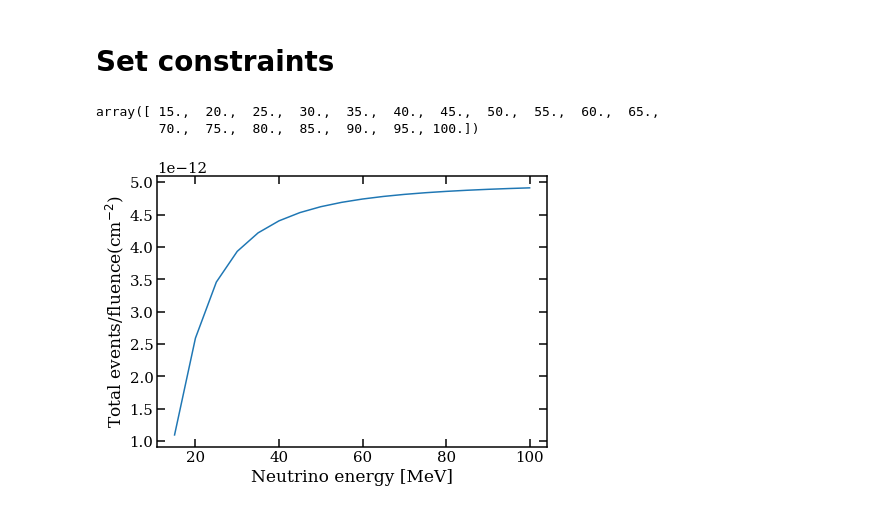
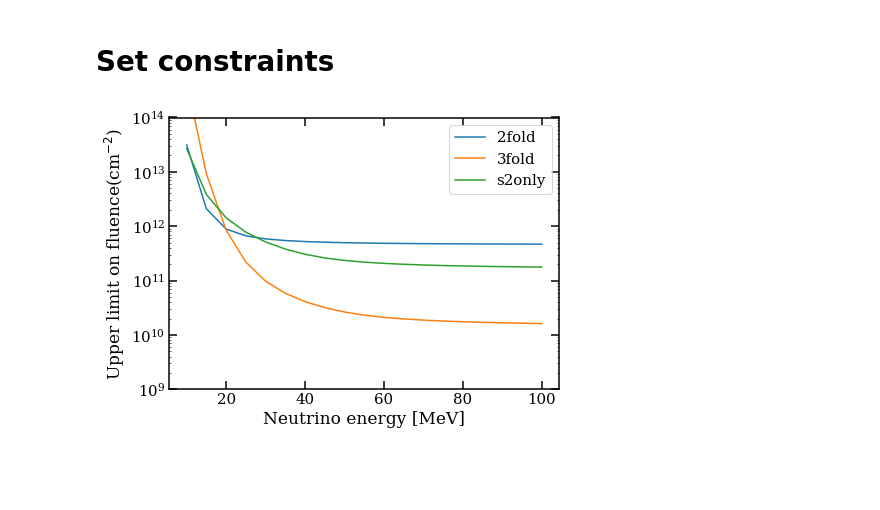
Before and after one commit to XENON1T/Gravitational-Waves, a Jupyter notebook: CEvNS+Neutrino+limit.ipynb, the cells around one changed output. Saved outputs shown, nothing was run; the diff lists cells and outputs as text; code cells hidden in the pictures; blank space fills up the shorter version.

```diff
--- a/CEvNS+Neutrino+limit.ipynb
+++ b/CEvNS+Neutrino+limit.ipynb
@@ -258,2 +472,20 @@ tot_rate = np.array([sum([xe.dRatedErecoil(x, 20*MeV) for xe in NaturalXe]) for
+# %%
+Neutrino_Energy = np.linspace(10, 100, 19)*MeV
+
+def calc_rate_Ev(energy, accept, fm):
+    total_rate_Ev = []
+    for Ev in Neutrino_Energy:
+        total_rate = 0
+        for i in range(0,np.shape(energy)[0]-1):
+            er = (energy[i]+energy[i+1])/2
+            delta_energy = energy[i+1] - energy[i]
+            rate = sum([xe.dRatedErecoil(er, Ev) for xe in NaturalXe]) * accept(er)
+            total_rate = total_rate + rate * delta_energy * fm * ton
+        total_rate_Ev.append(total_rate)
+    return(np.array(total_rate_Ev))
+# %%
+fm_3fold = 1.3
+fm_2fold = 1.04
+fm_S2only = 2.004 #used in https://github.com/XENON1T/s2only/blob/master/analyses/total_efficiency.ipynb to calculate exposure
 # %%
 fig, ax = plt.subplots(1, 1, figsize=(7,5))
@@ -292,33 +558,25 @@ plt.show()
 # %% [markdown]
 # Set constraints
-# %%
-np.linspace(15, 100, 18)
-# %% [output]
-array([ 15.,  20.,  25.,  30.,  35.,  40.,  45.,  50.,  55.,  60.,  65.,
-        70.,  75.,  80.,  85.,  90.,  95., 100.])
-# %%
-Neutrino_Energy = np.linspace(15, 100, 18)
-er = energy
-delta_energy = (er[1] - er[0])
-total_rate = []
-for Ev in Neutrino_Energy:
-    tot_rate = np.array([sum([xe.dRatedErecoil(x, Ev*MeV) for xe in NaturalXe]) * accept(x) for x in er])
-    total_rate.append(np.sum(tot_rate) * delta_energy * 1.04 * ton)
-
-total_rate_np = np.array(total_rate)
+# %%
+upper_lim_fluence_2_fold = 2.3/calc_rate_Ev(energy_2fold, accept_2fold, fm_2fold)
+upper_lim_fluence_3_fold = 2.3/calc_rate_Ev(energy_3fold, accept_3fold_SR1, fm_3fold)
+upper_lim_fluence_S2only = 2.3/calc_rate_Ev(energy_S2only, accept_S2only, fm_S2only)
 # %%
 fig, ax = plt.subplots(1, 1, figsize=(7,5))
-plt.plot(Neutrino_Energy, total_rate_np)
+plt.plot(Neutrino_Energy/MeV, upper_lim_fluence_2_fold, label="2fold")
+plt.plot(Neutrino_Energy/MeV, upper_lim_fluence_3_fold, label="3fold")
+plt.plot(Neutrino_Energy/MeV, upper_lim_fluence_S2only, label="s2only")
 
-#ax.legend()
+ax.legend()
 #ax.set_title(r"(Total events/flux ")
-#ax.set_ylim([1e-2, 1e2])
+ax.set_ylim([1e9, 1e14])
+plt.yscale("log")
 #ax.set_xlim([0, 5])
 ax.set_xlabel("Neutrino energy [MeV]")
-ax.set_ylabel(r"Total events/fluence(cm$^{-2}$)")
+ax.set_ylabel(r"Upper limit on fluence(cm$^{-2}$)")
 ax.yaxis.set_ticks_position('both')
 ax.xaxis.set_ticks_position('both')
 
 plt.show()
 # %% [output]
-[figure, old version]
+[figure, new version]
```
Also changed, not shown: parts of 60 cells of this notebook.
